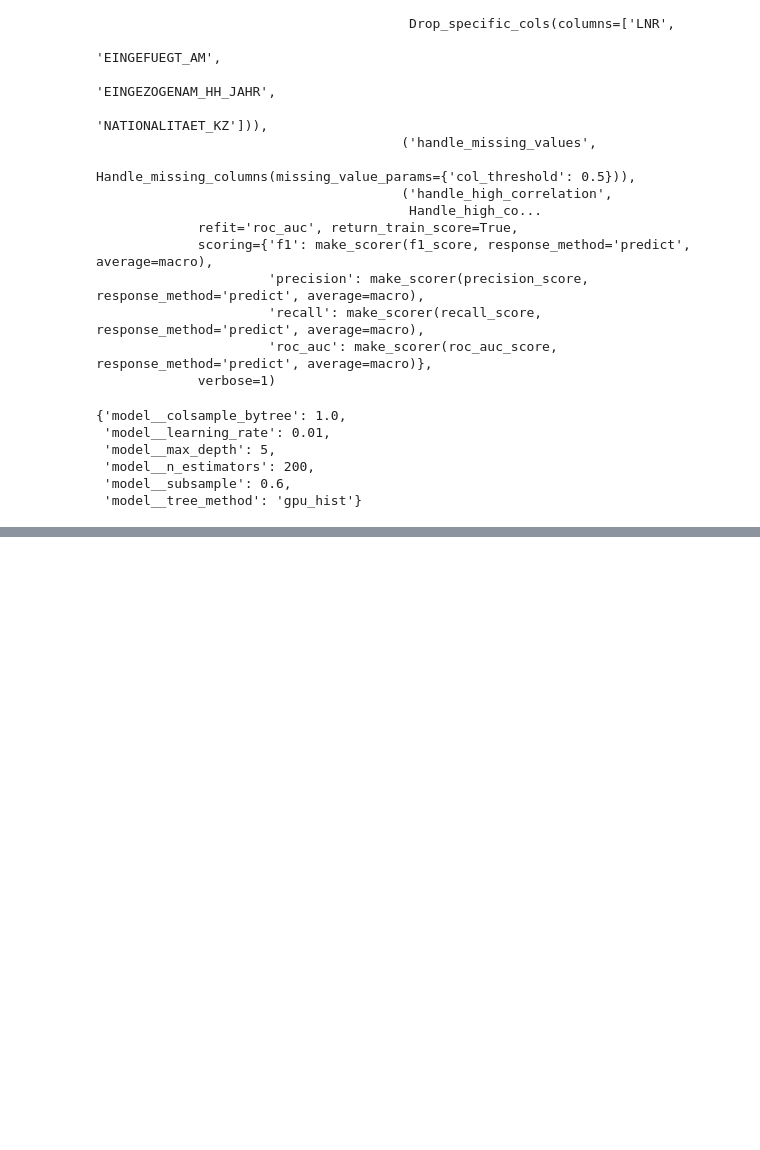
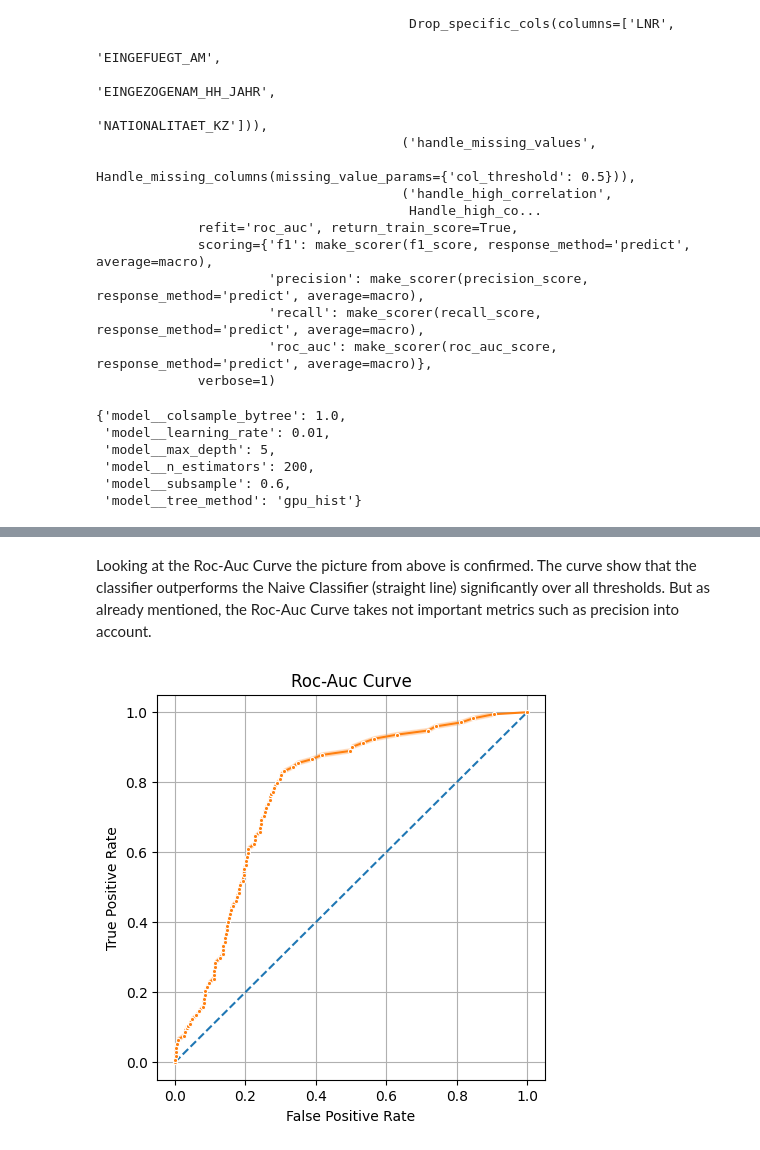
Before and after one commit to RobinWesselmann/Udacity_DataScientist_Class, a Jupyter notebook: 07_Project_Capstone_Arvato-Bertelsmann/Customer_Segmentation/03_Supervised_Learning.ipynb, the cells around one changed output, grey strips where cells are left out. Saved outputs shown, nothing was run; the diff lists cells and outputs as text; code cells hidden in the pictures; blank space fills up the shorter version.

Commit message:
finish the supervised learning part

```diff
--- a/07_Project_Capstone_Arvato-Bertelsmann/Customer_Segmentation/03_Supervised_Learning.ipynb
+++ b/07_Project_Capstone_Arvato-Bertelsmann/Customer_Segmentation/03_Supervised_Learning.ipynb
@@ -500,10 +458,18 @@ mailout_train_dropped = mailout_train[mailout_train.isnull().sum(axis = 1)<100].
 # %%
 X_train_, y_train_ = mailout_train_dropped.drop("RESPONSE", axis = 1), mailout_train_dropped["RESPONSE"].copy()
 # %%
+scoring = {
+    'precision': make_scorer(precision_score, average='macro'),
+    'recall': make_scorer(recall_score, average='macro'),
+    'f1': make_scorer(f1_score, average='macro'),
+    'roc_auc': make_scorer(roc_auc_score, average='macro')
+}
+
 models = {
+    "Naive Classifier": DummyClassifier(strategy="stratified"),
     "RandomForestClassifier": RandomForestClassifier(n_estimators=300, max_depth=10),
     "LogisticRegression": LogisticRegression(class_weight="balanced"),
-    "GradientBoostClassifier": AdaBoostClassifier(n_estimators=200),
+    "AdaBoostClassifier": AdaBoostClassifier(n_estimators=200),
     "XGboost": XGBClassifier(n_estimators = 200)
 }
 
@@ -568,7 +554,7 @@ Model XGboost: 0.73
 ml_pipeline.set_params(model = models["XGboost"])
 
 hyperparams = {
-    'model__learning_rate': [0.01, 0.1],
+    'model__learning_rate': [0.01, 0.05, 0.1],
     'model__max_depth': [5, 7],
     'model__subsample': [0.6, 0.8],
     'model__colsample_bytree': [0.8, 1.0],
@@ -642,0 +639,9 @@ np.float64(0.7633229747053278)
+# %%
+trainX, testX, trainy, testy = train_test_split(X_train_, y_train_, test_size=0.2, random_state=42)
+
+ml_pipeline.set_params(**opt_xgboost_params)
+
+ml_pipeline.fit(trainX, trainy)
+yhat = ml_pipeline.predict_proba(testX)
+
+pos_probs = yhat[:, 1]
@@ -642,0 +659,17 @@ np.float64(0.7633229747053278)
+# %% [markdown]
+Looking at the Roc-Auc Curve the picture from above is confirmed. The curve show that the classifier outperforms the Naive Classifier (straight line) significantly over all thresholds.
+But as already mentioned, the Roc-Auc Curve takes not important metrics such as precision into account.
+# %%
+fpr, tpr, thresholds = roc_curve(testy, pos_probs)
+#---------------
+fig, sub = plt.subplots(1, 1, figsize=(5, 5))
+
+sns.lineplot(x = np.arange(0, 1.1, 0.1), y = np.arange(0,1.1,0.1), ax = sub, ls = "--")
+sns.lineplot(x = fpr, y = tpr, marker = ".")
+
+sub.set_xlabel("False Positive Rate")
+sub.set_ylabel("True Positive Rate")
+sub.grid()
+sub.set_title("Roc-Auc Curve");
+# %% [output]
+[figure, added]
```
Also changed, not shown: parts of 34 cells of this notebook, 3 other files.
